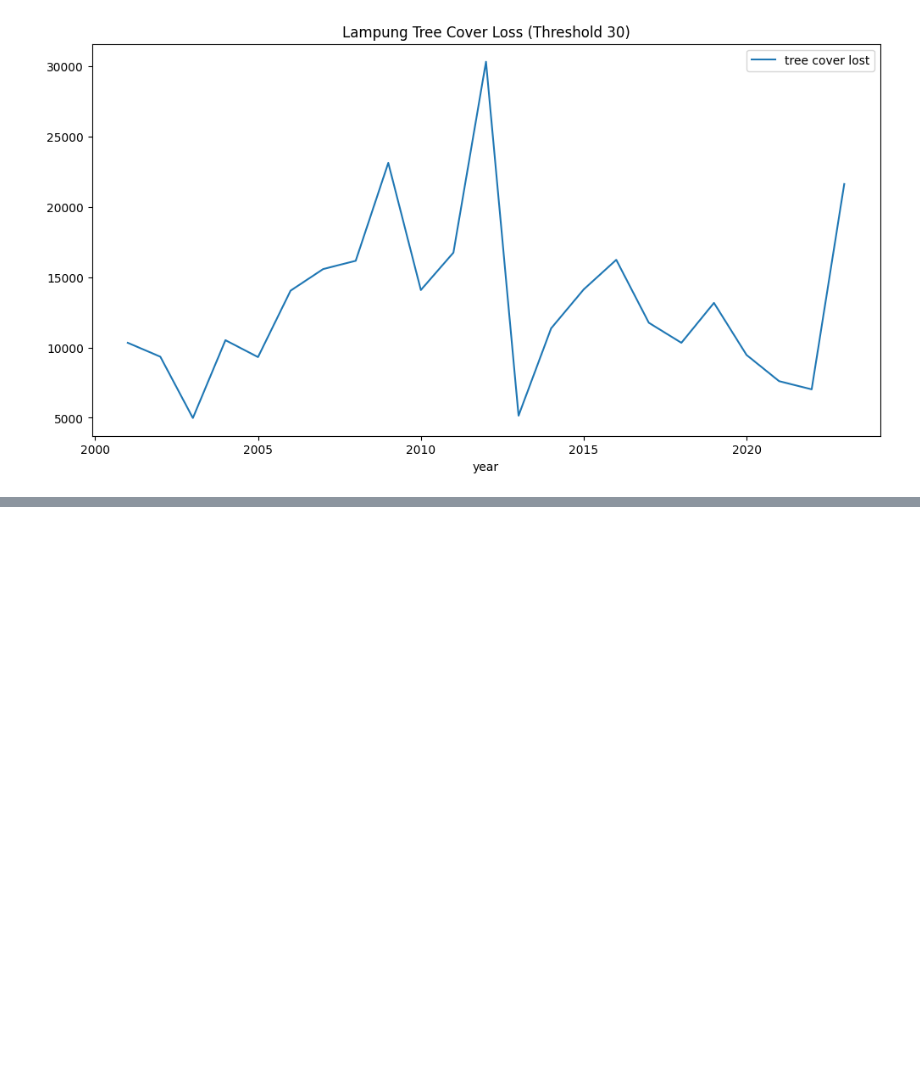
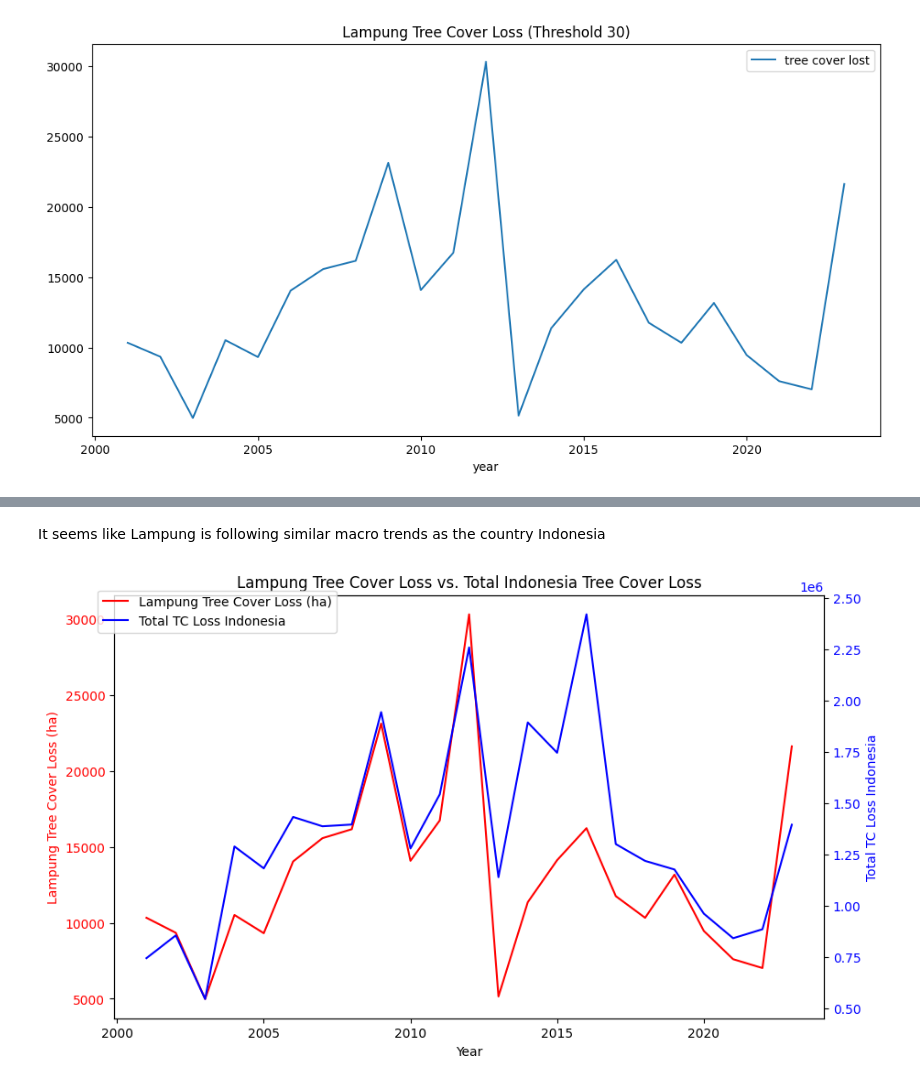
Before and after one commit to ruizhuu/lampung-deforestation, a Jupyter notebook: main.ipynb, the cells around one changed output, grey strips where cells are left out. Saved outputs shown, nothing was run; the diff lists cells and outputs as text; code cells hidden in the pictures; blank space fills up the shorter version.

```diff
--- a/main.ipynb
+++ b/main.ipynb
@@ -91,0 +132,27 @@ lampung_sub1_pivoted.plot(title="Lampung Tree Cover Loss (Threshold 30)", figsiz
+# %% [markdown]
+It seems like Lampung is following similar macro trends as the country Indonesia
+# %%
+fig, ax1 = plt.subplots(figsize=(10, 6))
+
+# Ensure 'year' is accessible as a column in lampung_sub1_pivoted
+if lampung_sub1_pivoted.index.name == 'year':
+    lampung_sub1_pivoted = lampung_sub1_pivoted.reset_index()
+
+# Plot first variable (left axis)
+ax1.plot(lampung_sub1_pivoted['year'], lampung_sub1_pivoted["tree cover lost"], color='red', label='Lampung Tree Cover Loss (ha)')
+ax1.set_xlabel('Year')
+ax1.set_ylabel('Lampung Tree Cover Loss (ha)', color='red')
+ax1.tick_params(axis='y', labelcolor='red')
+
+# Create second y-axis
+ax2 = ax1.twinx()
+ax2.plot(tc_loss_df.index, tc_loss_df['total_tc_loss_ha'], color='blue', label='Total TC Loss Indonesia')  # Use index for tc_loss_df
+ax2.set_ylabel('Total TC Loss Indonesia', color='blue')
+ax2.tick_params(axis='y', labelcolor='blue')
+
+# Title and legend
+plt.title('Lampung Tree Cover Loss vs. Total Indonesia Tree Cover Loss')
+fig.legend(loc='upper left', bbox_to_anchor=(0.1, 0.9))
+plt.show()
+# %% [output]
+[figure, added]
```
Also changed, not shown: parts of 3 cells of this notebook.
